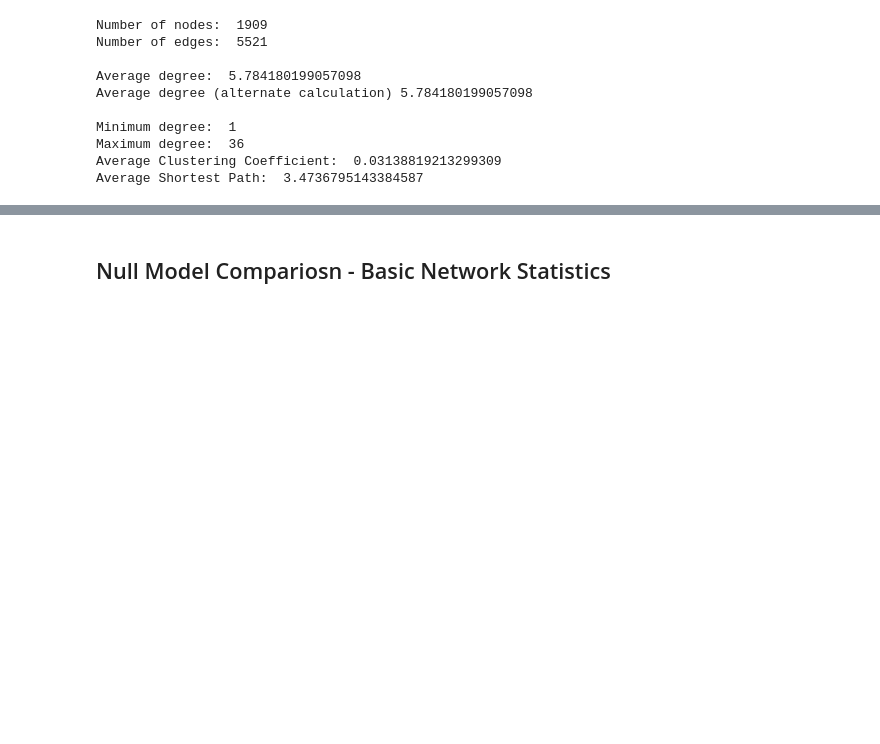
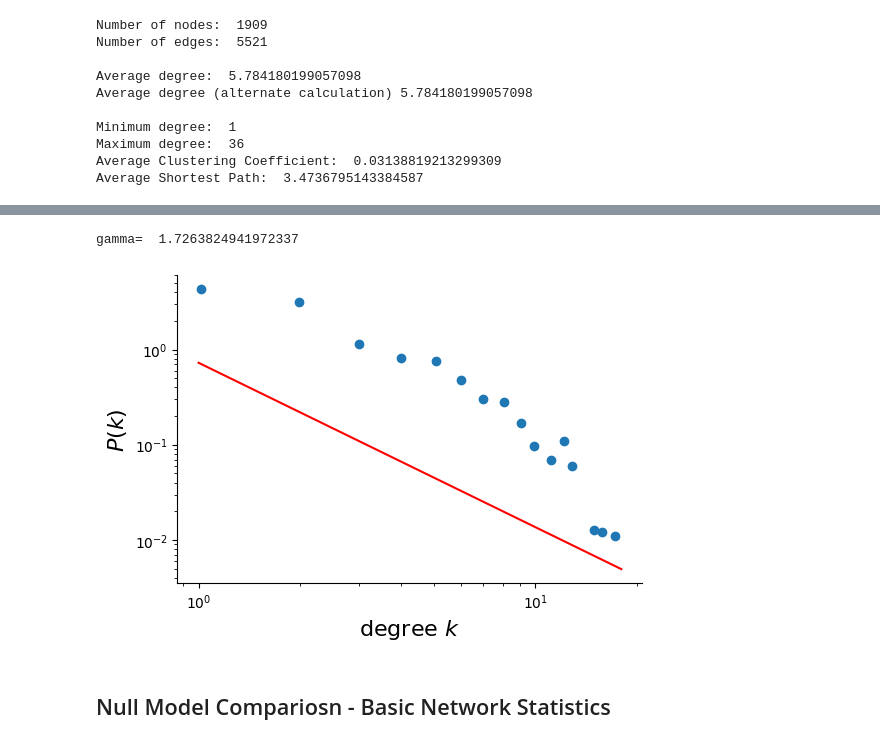
Before and after one commit to ammanyusuf/ufc-netowrk-analysis, a Jupyter notebook: analysis.ipynb, the cells around one changed output, grey strips where cells are left out. Saved outputs shown, nothing was run; the diff lists cells and outputs as text; code cells hidden in the pictures; blank space fills up the shorter version.

```diff
--- a/analysis.ipynb
+++ b/analysis.ipynb
@@ -85,4 +122,9 @@ Average Clustering Coefficient:  0.059220505998432156
 Average Shortest Path:  2.302793124616329
+# %%
+gf.plot_degree_dist(womens_division_directed, 100, True)
+# %% [output]
+gamma=  1.7263824941972337
+[figure, added]
 # %% [markdown]
 ## Null Model Compariosn - Basic Network Statistics
 # %%
```
Also changed, not shown: parts of 37 cells of this notebook, 4 other files.
